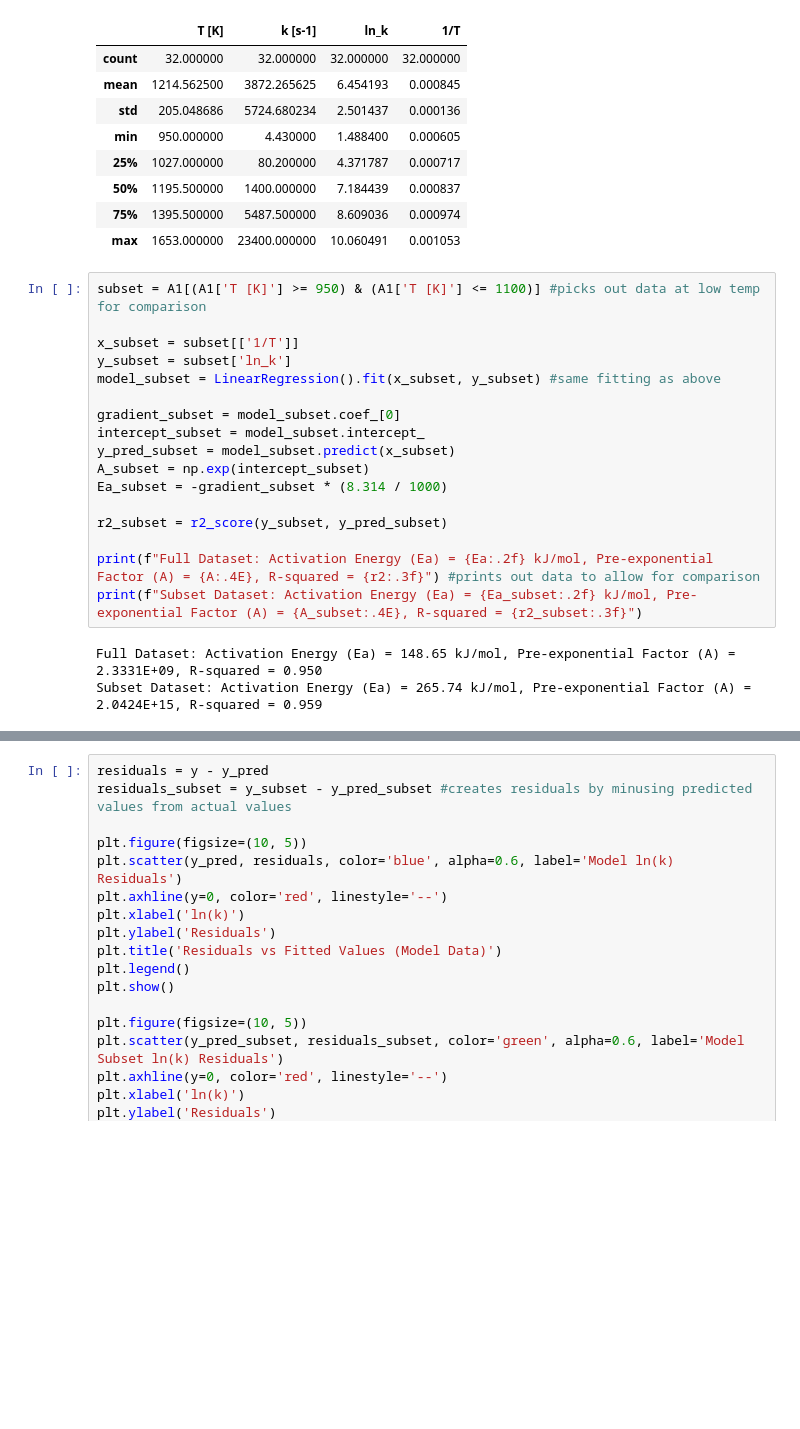
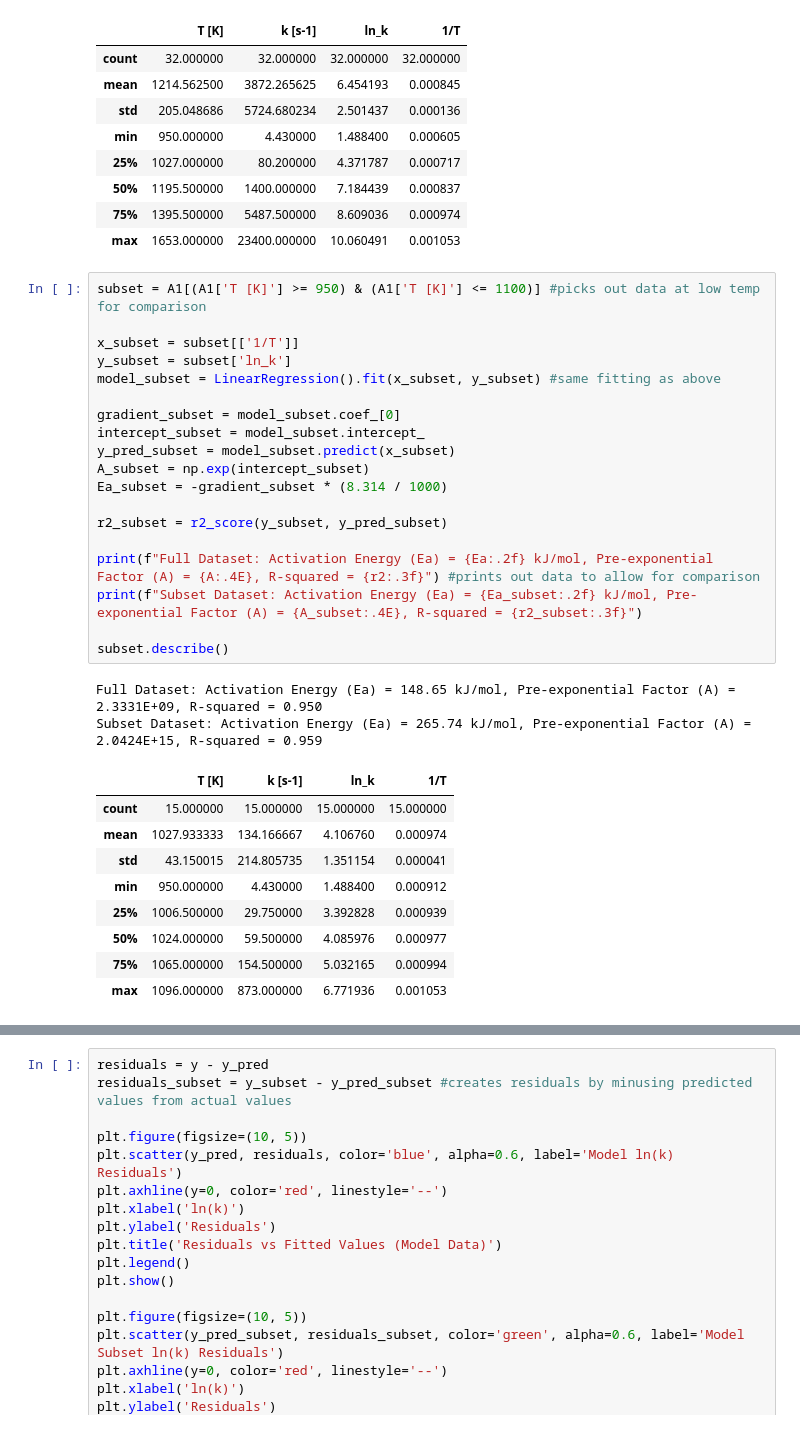
Before and after one commit to nickhardman3/y3_DataScience_Assignment1, a Jupyter notebook: Assignment1.ipynb, the cells around one changed output, grey strips where cells are left out. Saved outputs shown, nothing was run; the diff lists cells and outputs as text; blank space fills up the shorter version.

```diff
--- a/Assignment1.ipynb
+++ b/Assignment1.ipynb
@@ -42,23 +42,34 @@ A1.describe()
 # %%
 subset = A1[(A1['T [K]'] >= 950) & (A1['T [K]'] <= 1100)] #picks out data at low temp for comparison
 
 x_subset = subset[['1/T']]
 y_subset = subset['ln_k']
 model_subset = LinearRegression().fit(x_subset, y_subset) #same fitting as above
 
 gradient_subset = model_subset.coef_[0]
 intercept_subset = model_subset.intercept_
 y_pred_subset = model_subset.predict(x_subset)
 A_subset = np.exp(intercept_subset)
 Ea_subset = -gradient_subset * (8.314 / 1000)
 
 r2_subset = r2_score(y_subset, y_pred_subset)
 
 print(f"Full Dataset: Activation Energy (Ea) = {Ea:.2f} kJ/mol, Pre-exponential Factor (A) = {A:.4E}, R-squared = {r2:.3f}") #prints out data to allow for comparison
 print(f"Subset Dataset: Activation Energy (Ea) = {Ea_subset:.2f} kJ/mol, Pre-exponential Factor (A) = {A_subset:.4E}, R-squared = {r2_subset:.3f}")
+
+subset.describe()
 # %% [output]
 Full Dataset: Activation Energy (Ea) = 148.65 kJ/mol, Pre-exponential Factor (A) = 2.3331E+09, R-squared = 0.950
 Subset Dataset: Activation Energy (Ea) = 265.74 kJ/mol, Pre-exponential Factor (A) = 2.0424E+15, R-squared = 0.959
+|  | T [K] | k [s-1] | ln_k | 1/T |
+| count | 15.000000 | 15.000000 | 15.000000 | 15.000000 |
+| mean | 1027.933333 | 134.166667 | 4.106760 | 0.000974 |
+| std | 43.150015 | 214.805735 | 1.351154 | 0.000041 |
+| min | 950.000000 | 4.430000 | 1.488400 | 0.000912 |
+| 25% | 1006.500000 | 29.750000 | 3.392828 | 0.000939 |
+| 50% | 1024.000000 | 59.500000 | 4.085976 | 0.000977 |
+| 75% | 1065.000000 | 154.500000 | 5.032165 | 0.000994 |
+| max | 1096.000000 | 873.000000 | 6.771936 | 0.001053 |
 # %%
 n_iterations = 1000 #amount of iterations of the data to allow for bootstrapping
 preds = [] #empty list of predictions
```
Also changed, not shown: parts of 2 cells of this notebook.
